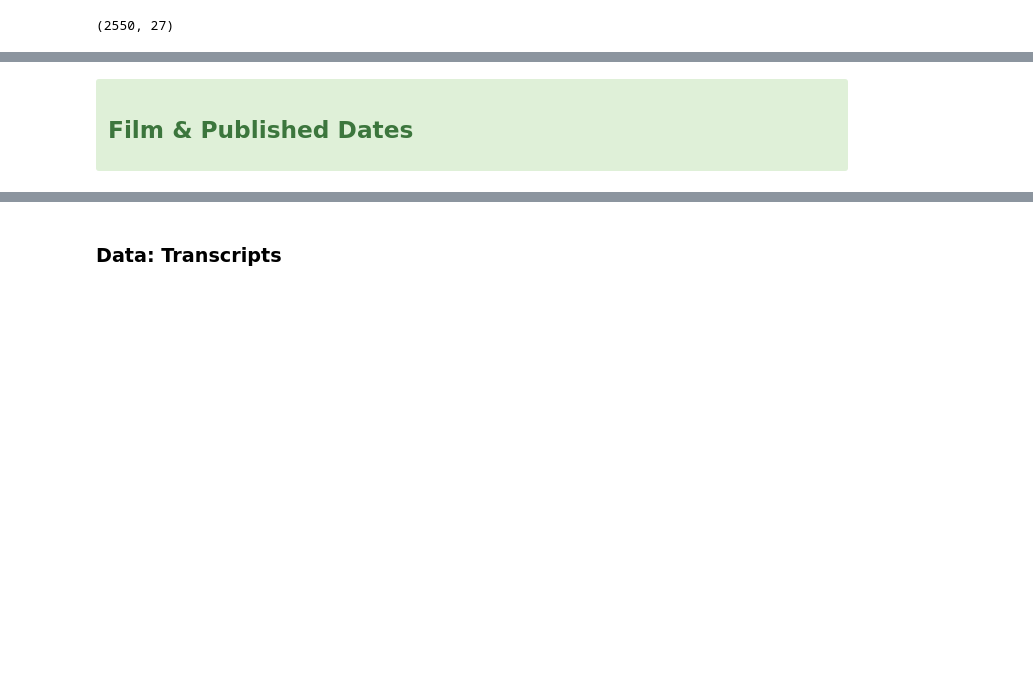
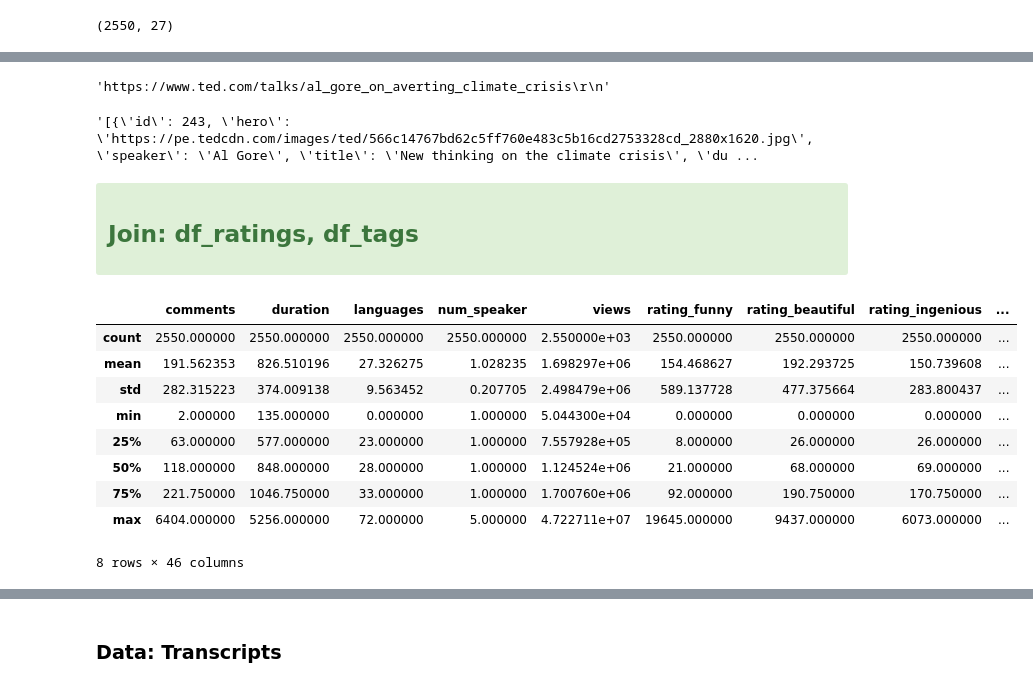
Before and after one commit to cscovino/TED-Talks-Analysis, a Jupyter notebook: Grupo 4 - Kaggle TED Talks - Analisis Exploratorio.ipynb, the cells around one changed output, grey strips where cells are left out. Drawn from its saved outputs; the diff is of its cells as text; code cells hidden in the pictures; blank space fills up the shorter version.

```diff
--- a/Grupo 4 - Kaggle TED Talks - Analisis Exploratorio.ipynb
+++ b/Grupo 4 - Kaggle TED Talks - Analisis Exploratorio.ipynb
@@ -245,14 +588,36 @@ df_tags.shape
+# %%
+df_main['url'][1]
+# %% [output]
+'https://www.ted.com/talks/al_gore_on_averting_climate_crisis\r\n'
+# %%
+df_main['related_talks'][1]
+# %% [output]
+'[{\'id\': 243, \'hero\': \'https://pe.tedcdn.com/images/ted/566c14767bd62c5ff760e483c5b16cd2753328cd_2880x1620.jpg\', \'speaker\': \'Al Gore\', \'title\': \'New thinking on the climate crisis\', \'du ...
 # %% [markdown]
 <div class="alert alert-block alert-success">
 
-## Film & Published Dates
+## Join: df_ratings, df_tags
 
 </div>
-# %%
-f = lambda x: datetime.datetime.fromtimestamp(int(x)).strftime('%d-%m-%Y')
-
-df_main['film_date'] = df_main['film_date'].apply(f)
-df_main['published_date'] = df_main['published_date'].apply(f)
+# %%
+df_main = df_main.merge(df_ratings, left_index=True, right_index=True)
+df_main.drop(columns=['ratings'], inplace=True)
+# %%
+df_main = df_main.merge(df_tags, left_index=True, right_index=True)
+df_main.drop(columns=['tags'], inplace=True)
+# %%
+df_main.describe()
+# %% [output]
+|  | comments | duration | languages | num_speaker | views | rating_funny | rating_beautiful | rating_ingenious | ... |
+| count | 2550.000000 | 2550.000000 | 2550.000000 | 2550.000000 | 2.550000e+03 | 2550.000000 | 2550.000000 | 2550.000000 | ... |
+| mean | 191.562353 | 826.510196 | 27.326275 | 1.028235 | 1.698297e+06 | 154.468627 | 192.293725 | 150.739608 | ... |
+| std | 282.315223 | 374.009138 | 9.563452 | 0.207705 | 2.498479e+06 | 589.137728 | 477.375664 | 283.800437 | ... |
+| min | 2.000000 | 135.000000 | 0.000000 | 1.000000 | 5.044300e+04 | 0.000000 | 0.000000 | 0.000000 | ... |
+| 25% | 63.000000 | 577.000000 | 23.000000 | 1.000000 | 7.557928e+05 | 8.000000 | 26.000000 | 26.000000 | ... |
+| 50% | 118.000000 | 848.000000 | 28.000000 | 1.000000 | 1.124524e+06 | 21.000000 | 68.000000 | 69.000000 | ... |
+| 75% | 221.750000 | 1046.750000 | 33.000000 | 1.000000 | 1.700760e+06 | 92.000000 | 190.750000 | 170.750000 | ... |
+| max | 6404.000000 | 5256.000000 | 72.000000 | 5.000000 | 4.722711e+07 | 19645.000000 | 9437.000000 | 6073.000000 | ... |
+8 rows × 46 columns
 # %%
 df_main.head()
 # %% [output]
```
Also changed, not shown: parts of 51 cells of this notebook.
